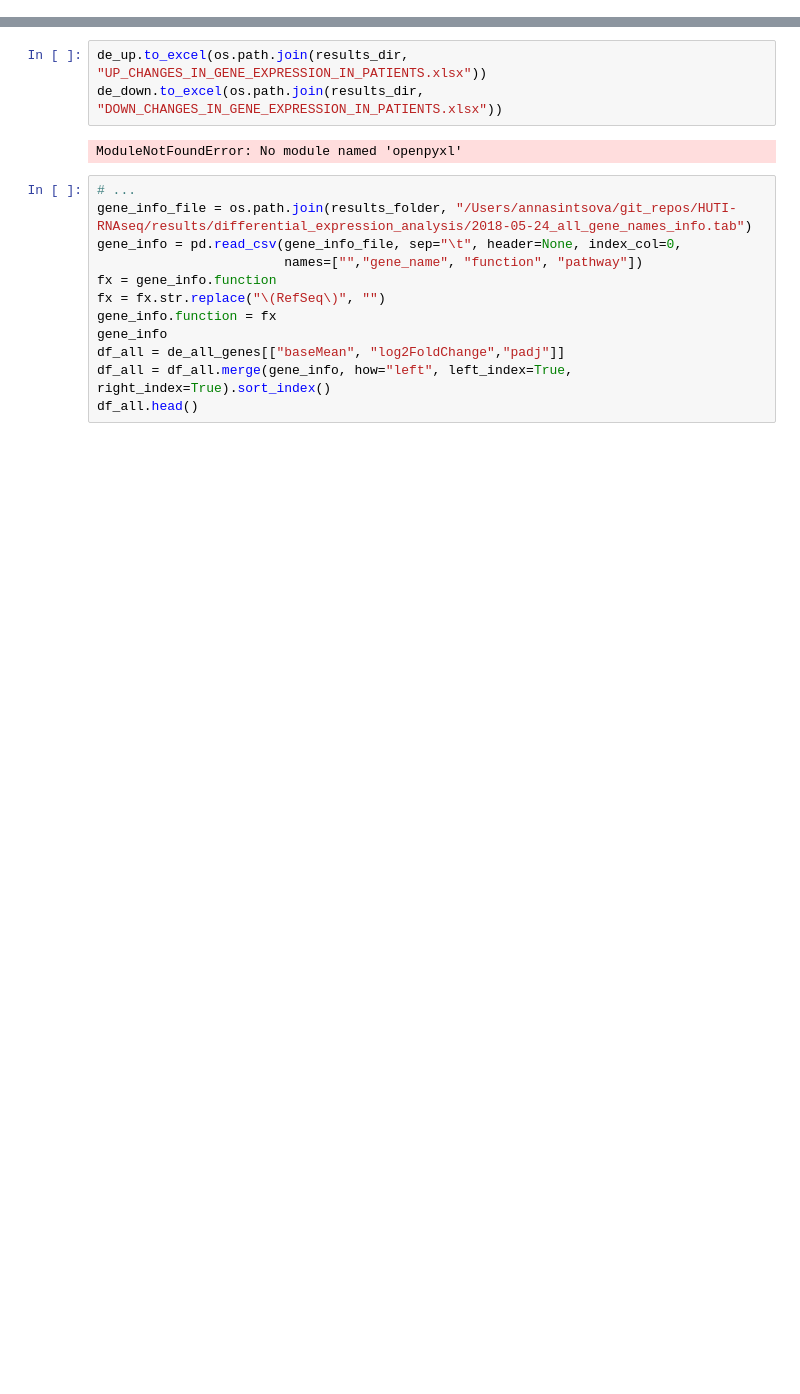
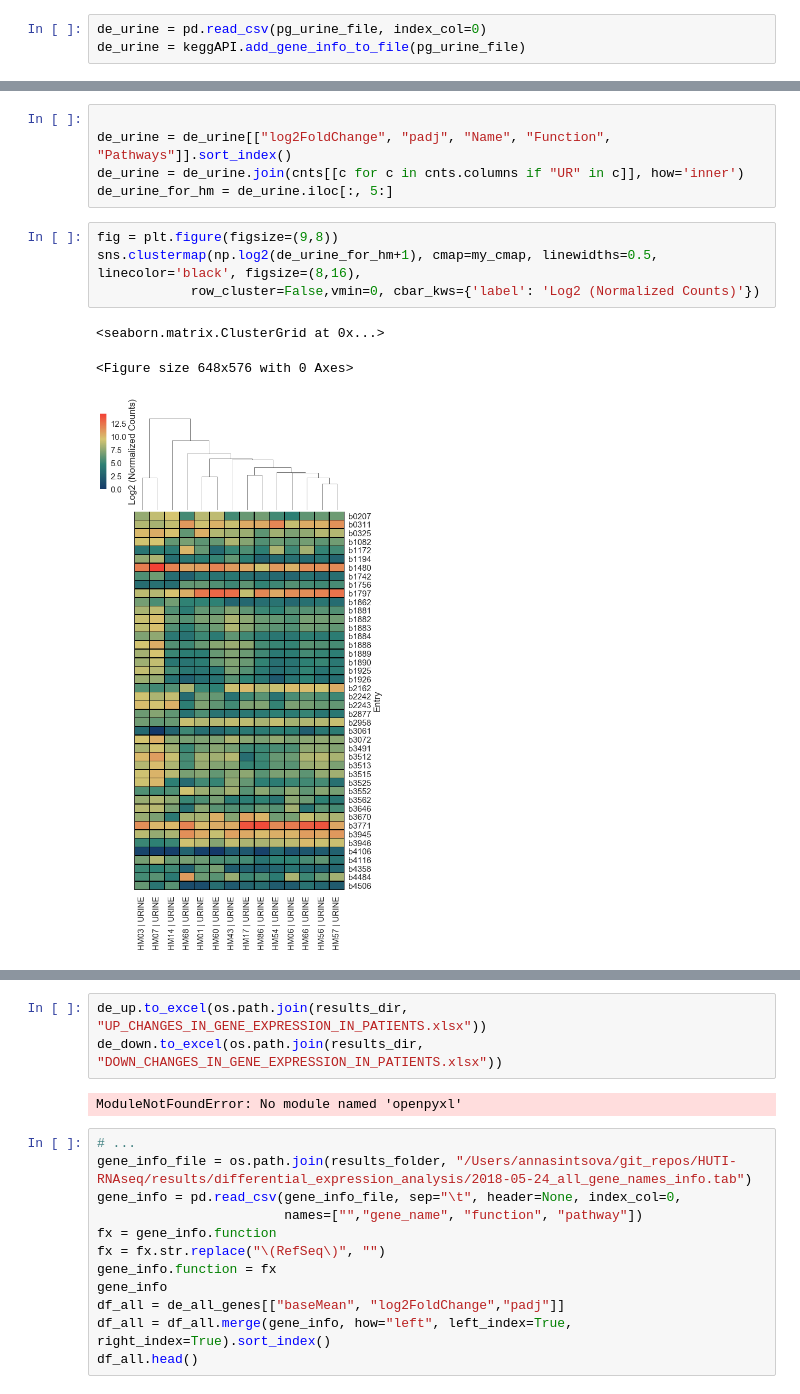
Before and after one commit to ASintsova/HUTI-RNAseq, a Jupyter notebook: analysis/differential_expression_analysis/differential_expression_analysis.ipynb, the cells around one changed output, grey strips where cells are left out. Drawn from its saved outputs; the diff is of its cells as text; blank space fills up the shorter version.

```diff
--- a/analysis/differential_expression_analysis/differential_expression_analysis.ipynb
+++ b/analysis/differential_expression_analysis/differential_expression_analysis.ipynb
@@ -131,0 +276,3 @@ de_down.to_csv(os.path.join(results_dir, today+"_DOWNREGULATED_IN_PATIENTS.csv")
+# %%
+de_urine = pd.read_csv(pg_urine_file, index_col=0)
+de_urine = keggAPI.add_gene_info_to_file(pg_urine_file)
@@ -131,0 +287,13 @@ de_down.to_csv(os.path.join(results_dir, today+"_DOWNREGULATED_IN_PATIENTS.csv")
+# %%
+
+de_urine = de_urine[["log2FoldChange", "padj", "Name", "Function", "Pathways"]].sort_index()
+de_urine = de_urine.join(cnts[[c for c in cnts.columns if "UR" in c]], how='inner')
+de_urine_for_hm = de_urine.iloc[:, 5:]
+# %%
+fig = plt.figure(figsize=(9,8))
+sns.clustermap(np.log2(de_urine_for_hm+1), cmap=my_cmap, linewidths=0.5, linecolor='black', figsize=(8,16),
+            row_cluster=False,vmin=0, cbar_kws={'label': 'Log2 (Normalized Counts)'})
+# %% [output]
+<seaborn.matrix.ClusterGrid at 0x...>
+<Figure size 648x576 with 0 Axes>
+[figure, added]
```
Also changed, not shown: parts of 37 cells of this notebook, 5 other files.
